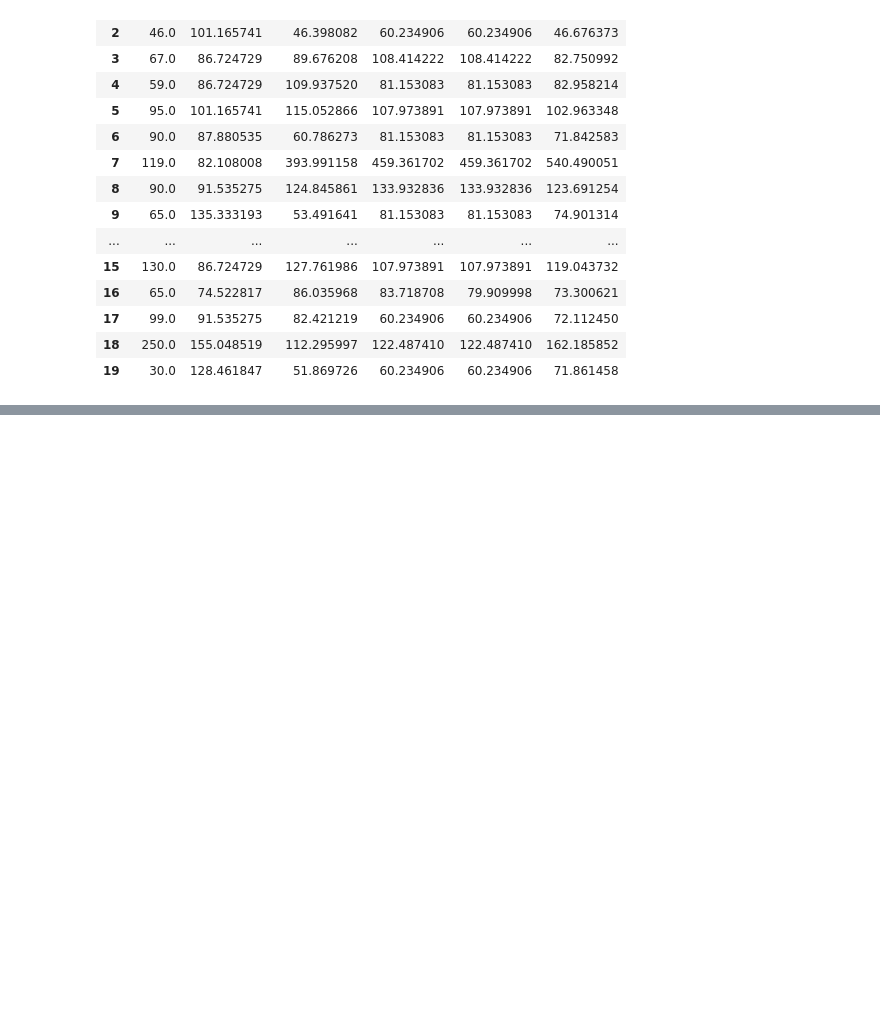
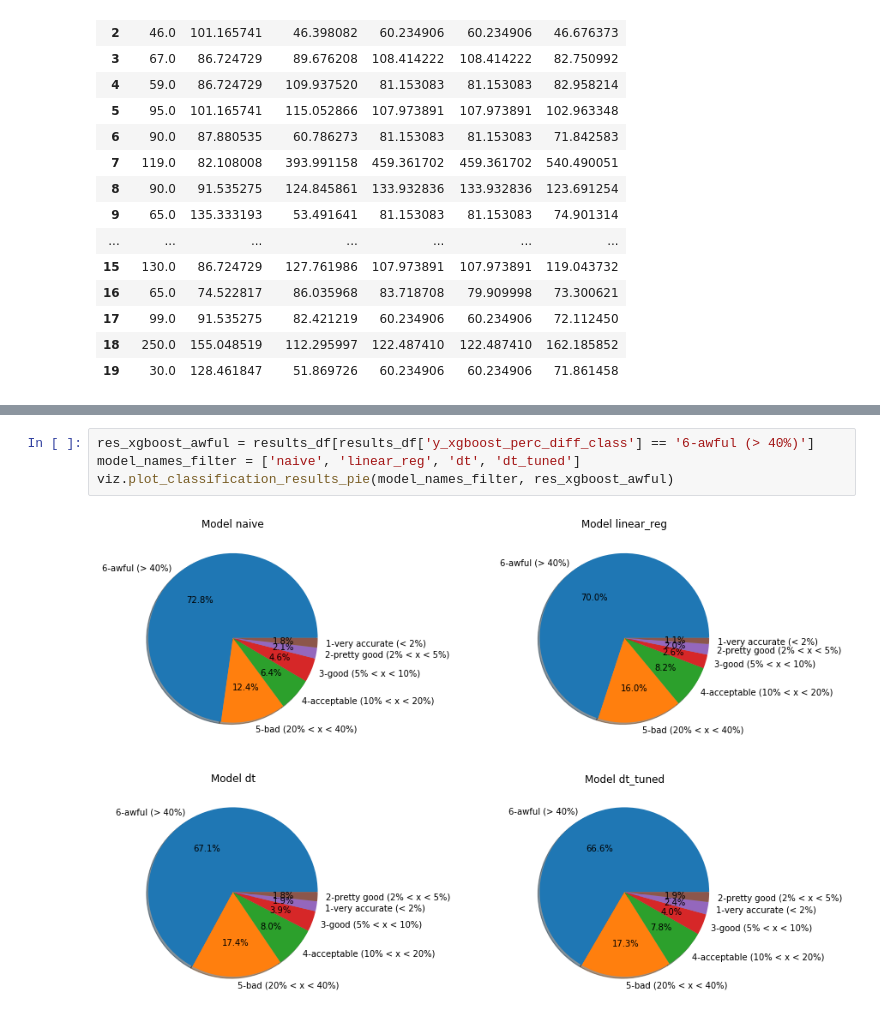
Before and after one commit to nidragedd/udadsnd-p4-airbnb_inside, a Jupyter notebook: notebook/4_Modeling.ipynb, the cells around one changed output, grey strips where cells are left out. Saved outputs shown, nothing was run; the diff lists cells and outputs as text; blank space fills up the shorter version.

```diff
--- a/notebook/4_Modeling.ipynb
+++ b/notebook/4_Modeling.ipynb
@@ -448,0 +438,6 @@ Name: xgboost_perc_diff_class, dtype: int64
+# %%
+res_xgboost_awful = results_df[results_df['y_xgboost_perc_diff_class'] == '6-awful (> 40%)']
+model_names_filter = ['naive', 'linear_reg', 'dt', 'dt_tuned']
+viz.plot_classification_results_pie(model_names_filter, res_xgboost_awful)
+# %% [output]
+[figure, added]
```
Also changed, not shown: parts of 21 cells of this notebook, 12 other files.
